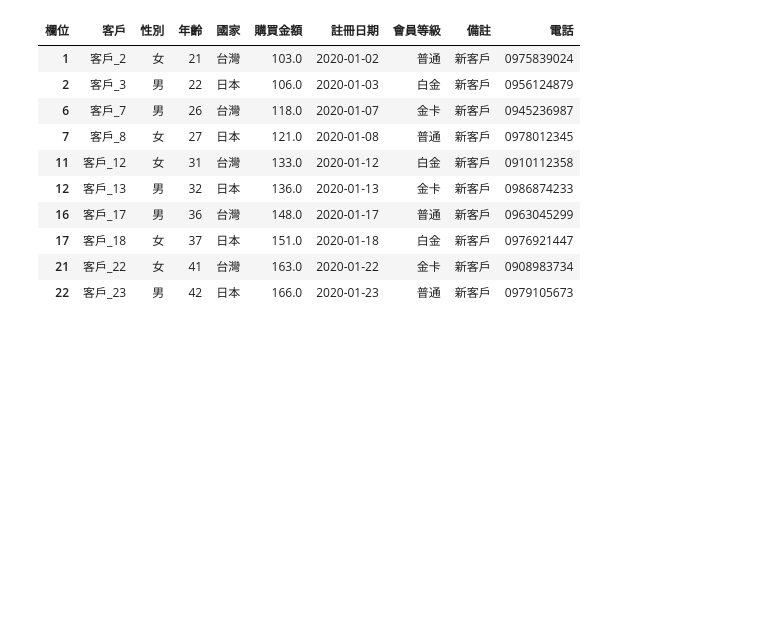
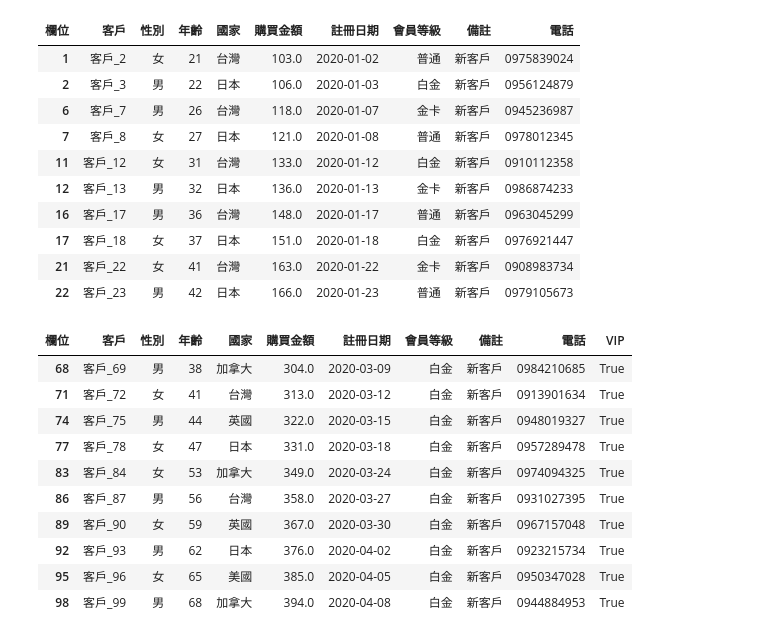
Before and after one commit to pysduck0w0/ProjectDevelop, a Jupyter notebook: ch03/index.python.ipynb, the cells around one changed output. Cells and saved outputs as stored; diff of their text form; code cells hidden in the pictures; blank space fills up the shorter version.

```diff
--- a/ch03/index.python.ipynb
+++ b/ch03/index.python.ipynb
@@ -898,3 +898,26 @@ results.head(10)
 | 17 | 客戶_18 | 女 | 37 | 日本 | 151.0 | 2020-01-18 | 白金 | 新客戶 | 0976921447 |
 | 21 | 客戶_22 | 女 | 41 | 台灣 | 163.0 | 2020-01-22 | 金卡 | 新客戶 | 0908983734 |
 | 22 | 客戶_23 | 男 | 42 | 日本 | 166.0 | 2020-01-23 | 普通 | 新客戶 | 0979105673 |
+# %%
+# 針對 row 的加工
+def classify_age(data):
+    #print(data)
+    if data["購買金額"] > 300 and data["會員等級"] == "白金":
+        return True
+    else:
+        return False
+df['VIP'] = df.apply(classify_age,axis = 1)
+#df.head(10)
+df[df['VIP'] == True].head(10)
+# %% [output]
+| 欄位 | 客戶 | 性別 | 年齡 | 國家 | 購買金額 | 註冊日期 | 會員等級 | 備註 | 電話 | VIP |
+| 68 | 客戶_69 | 男 | 38 | 加拿大 | 304.0 | 2020-03-09 | 白金 | 新客戶 | 0984210685 | True |
+| 71 | 客戶_72 | 女 | 41 | 台灣 | 313.0 | 2020-03-12 | 白金 | 新客戶 | 0913901634 | True |
+| 74 | 客戶_75 | 男 | 44 | 英國 | 322.0 | 2020-03-15 | 白金 | 新客戶 | 0948019327 | True |
+| 77 | 客戶_78 | 女 | 47 | 日本 | 331.0 | 2020-03-18 | 白金 | 新客戶 | 0957289478 | True |
+| 83 | 客戶_84 | 女 | 53 | 加拿大 | 349.0 | 2020-03-24 | 白金 | 新客戶 | 0974094325 | True |
+| 86 | 客戶_87 | 男 | 56 | 台灣 | 358.0 | 2020-03-27 | 白金 | 新客戶 | 0931027395 | True |
+| 89 | 客戶_90 | 女 | 59 | 英國 | 367.0 | 2020-03-30 | 白金 | 新客戶 | 0967157048 | True |
+| 92 | 客戶_93 | 男 | 62 | 日本 | 376.0 | 2020-04-02 | 白金 | 新客戶 | 0923215734 | True |
+| 95 | 客戶_96 | 女 | 65 | 美國 | 385.0 | 2020-04-05 | 白金 | 新客戶 | 0950347028 | True |
+| 98 | 客戶_99 | 男 | 68 | 加拿大 | 394.0 | 2020-04-08 | 白金 | 新客戶 | 0944884953 | True |
```
Also changed, not shown: parts of 13 cells of this notebook.
